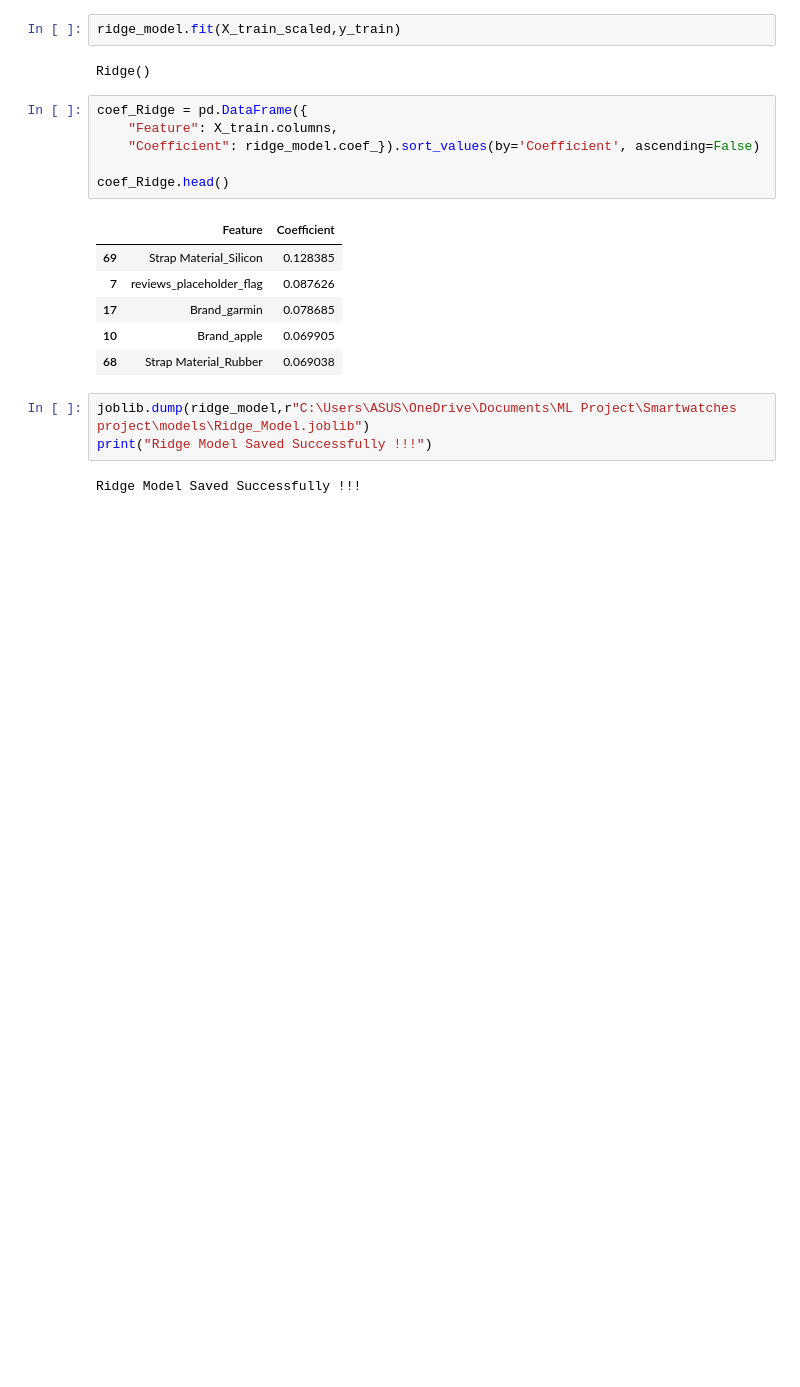
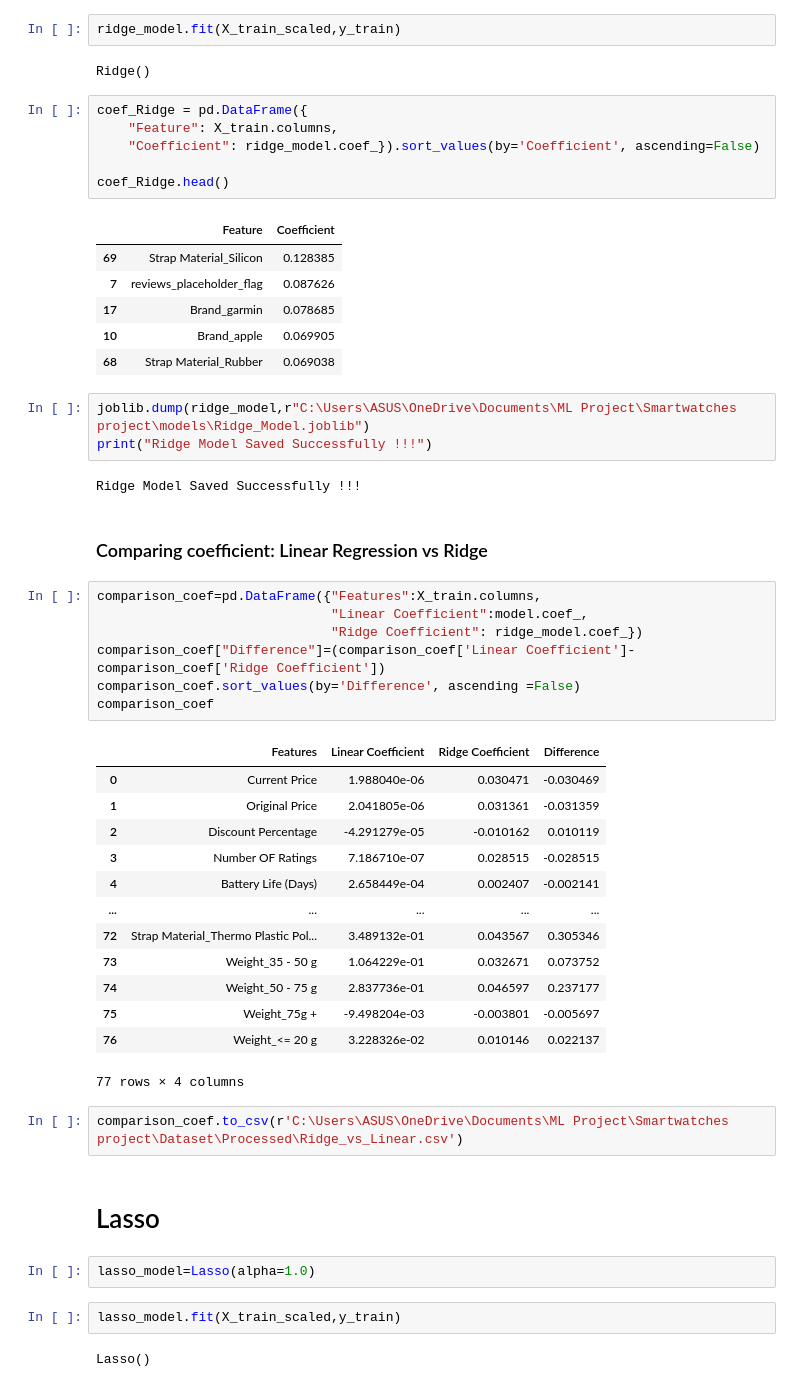
Before and after one commit to kushneek/smartwatch-rating-prediction, a Jupyter notebook: notebooks/Model_Training.ipynb, the cells around one changed output. Saved outputs shown, nothing was run; the diff lists cells and outputs as text; blank space fills up the shorter version.

Commit message:
Excetuted new model Lasso

```diff
--- a/notebooks/Model_Training.ipynb
+++ b/notebooks/Model_Training.ipynb
@@ -227,3 +227,36 @@ joblib.dump(ridge_model,r"C:\Users\ASUS\OneDrive\Documents\ML Project\Smartwatch
 print("Ridge Model Saved Successfully !!!")
 # %% [output]
 Ridge Model Saved Successfully !!!
+# %% [markdown]
+### Comparing coefficient: Linear Regression vs Ridge
+# %%
+comparison_coef=pd.DataFrame({"Features":X_train.columns,
+                              "Linear Coefficient":model.coef_,
+                              "Ridge Coefficient": ridge_model.coef_})
+comparison_coef["Difference"]=(comparison_coef['Linear Coefficient']-comparison_coef['Ridge Coefficient'])
+comparison_coef.sort_values(by='Difference', ascending =False)
+comparison_coef
+# %% [output]
+|  | Features | Linear Coefficient | Ridge Coefficient | Difference |
+| 0 | Current Price | 1.988040e-06 | 0.030471 | -0.030469 |
+| 1 | Original Price | 2.041805e-06 | 0.031361 | -0.031359 |
+| 2 | Discount Percentage | -4.291279e-05 | -0.010162 | 0.010119 |
+| 3 | Number OF Ratings | 7.186710e-07 | 0.028515 | -0.028515 |
+| 4 | Battery Life (Days) | 2.658449e-04 | 0.002407 | -0.002141 |
+| ... | ... | ... | ... | ... |
+| 72 | Strap Material_Thermo Plastic Pol... | 3.489132e-01 | 0.043567 | 0.305346 |
+| 73 | Weight_35 - 50 g | 1.064229e-01 | 0.032671 | 0.073752 |
+| 74 | Weight_50 - 75 g | 2.837736e-01 | 0.046597 | 0.237177 |
+| 75 | Weight_75g + | -9.498204e-03 | -0.003801 | -0.005697 |
+| 76 | Weight_<= 20 g | 3.228326e-02 | 0.010146 | 0.022137 |
+77 rows × 4 columns
+# %%
+comparison_coef.to_csv(r'C:\Users\ASUS\OneDrive\Documents\ML Project\Smartwatches project\Dataset\Processed\Ridge_vs_Linear.csv')
+# %% [markdown]
+# Lasso
+# %%
+lasso_model=Lasso(alpha=1.0)
+# %%
+lasso_model.fit(X_train_scaled,y_train)
+# %% [output]
+Lasso()
```
Also changed, not shown: parts of 7 cells of this notebook, 4 other files.
